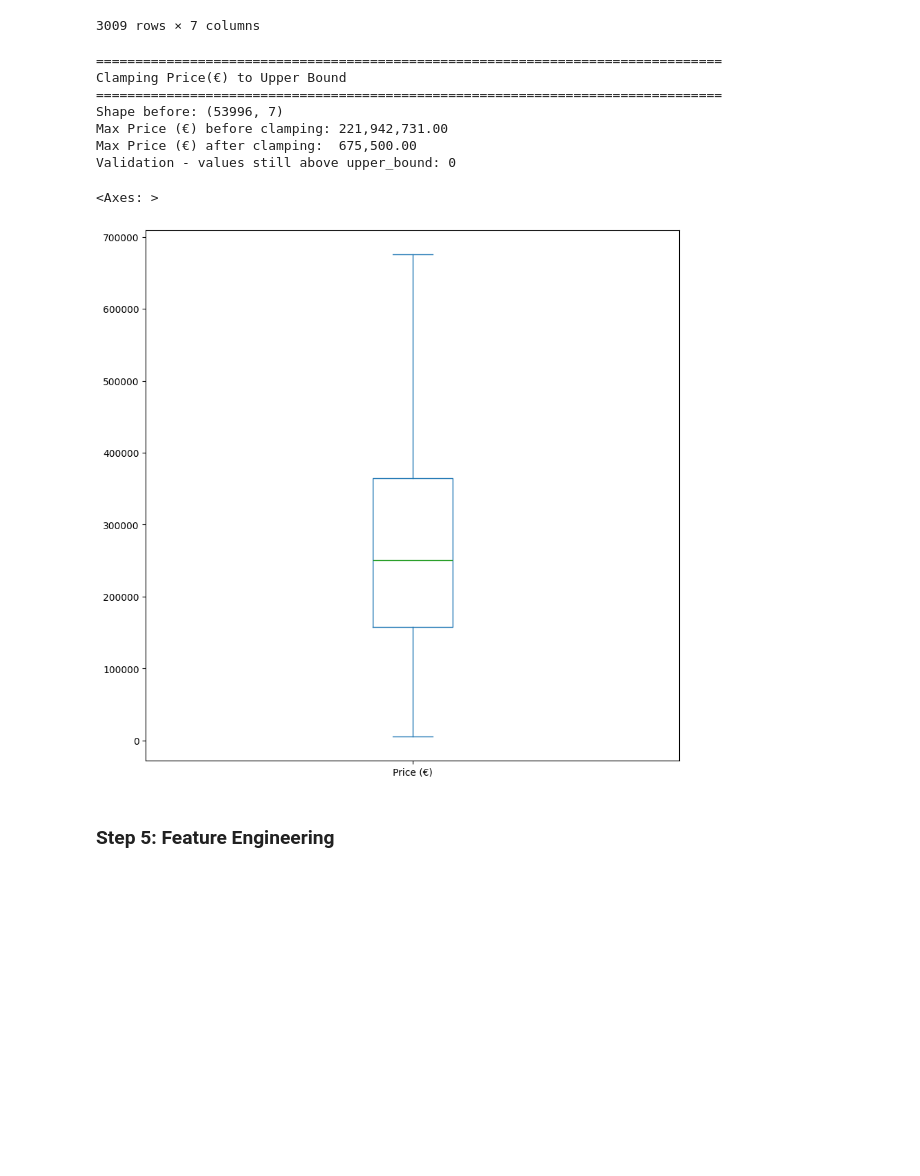
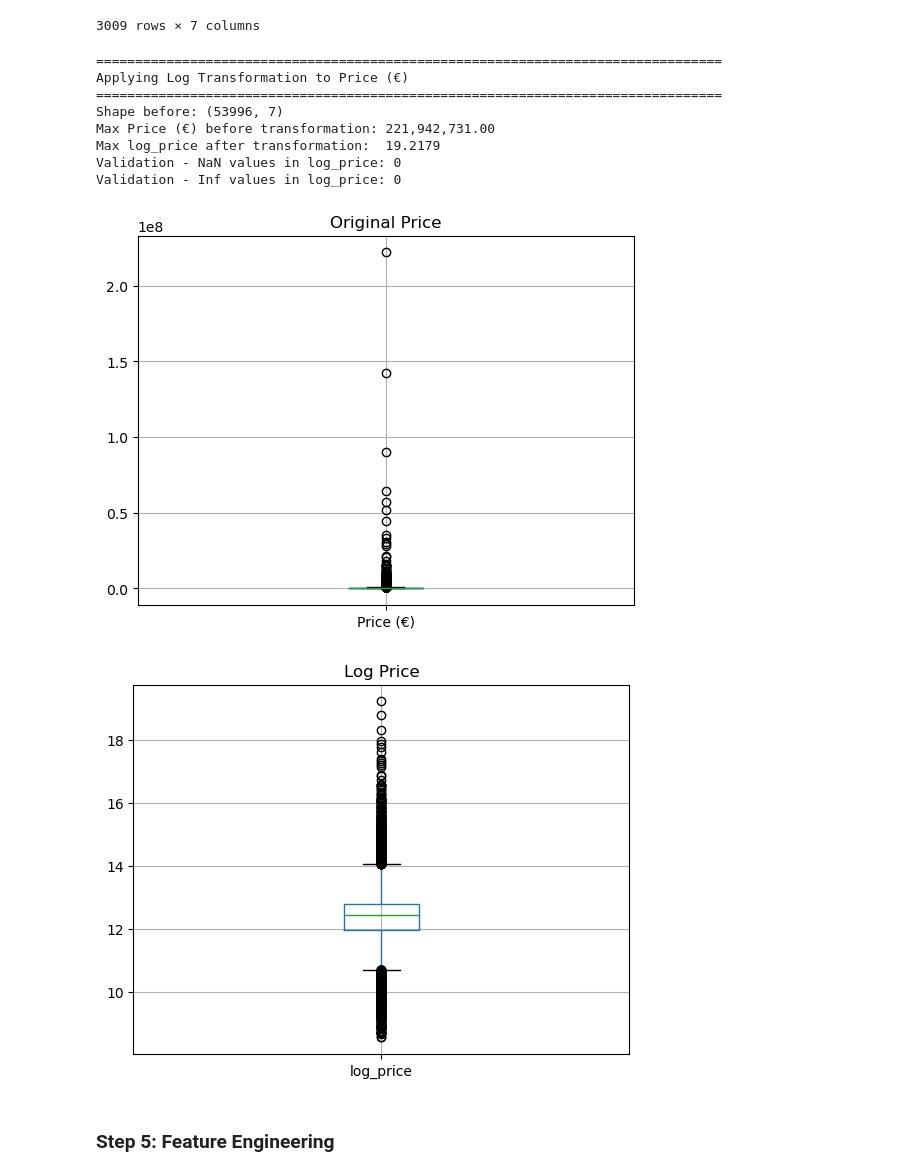
Before and after one commit to wuxiaoli-ucd/Data-Analytics, a Jupyter notebook: DataQualityPlan.ipynb, the cells around one changed output. Drawn from its saved outputs; the diff is of its cells as text; code cells hidden in the pictures; blank space fills up the shorter version.

Commit message:
update DQP, log transformation

```diff
--- a/DataQualityPlan.ipynb
+++ b/DataQualityPlan.ipynb
@@ -324,38 +316,51 @@ Indices of high outliers: [107, 110, 154, 193, 219, 236, 299, 307, 344, 451, 471
 3009 rows × 7 columns
 # %%
 print("\n" + "="*80)
-print("Clamping Price(€) to Upper Bound")
+print("Applying Log Transformation to Price (€)")
 print("="*80)
 
 shape_before = df.shape
 max_before = df["Price (€)"].max()
 
-# clamp
-df.loc[df["Price (€)"] > upper_bound, "Price (€)"] = upper_bound
+# create a new log-transformed feature
+df["log_price"] = np.log1p(df["Price (€)"])
 
-max_after = df["Price (€)"].max()
+max_after = df["log_price"].max()
 
 print(f"Shape before: {shape_before}")
-print(f"Max Price (€) before clamping: {max_before:,.2f}")
-print(f"Max Price (€) after clamping:  {max_after:,.2f}")
+print(f"Max Price (€) before transformation: {max_before:,.2f}")
+print(f"Max log_price after transformation:  {max_after:,.4f}")
 
-# Validation: no values above upper_bound
-remaining = (df["Price (€)"] > upper_bound).sum()
-print(f"Validation - values still above upper_bound: {remaining}")
+# Validation
+nan_count = df["log_price"].isna().sum()
+inf_count = np.isinf(df["log_price"]).sum()
+
+print(f"Validation - NaN values in log_price: {nan_count}")
+print(f"Validation - Inf values in log_price: {inf_count}")
 # %% [output]
 ================================================================================
-Clamping Price(€) to Upper Bound
+Applying Log Transformation to Price (€)
 ================================================================================
 Shape before: (53996, 7)
-Max Price (€) before clamping: 221,942,731.00
-Max Price (€) after clamping:  675,500.00
-Validation - values still above upper_bound: 0
+Max Price (€) before transformation: 221,942,731.00
+Max log_price after transformation:  19.2179
+Validation - NaN values in log_price: 0
+Validation - Inf values in log_price: 0
-# %%
-# Replot the clamped feature
-df['Price (€)'].plot(kind='box', figsize=(10,10))
-# %% [output]
-<Axes: >
-[figure, removed]
+# %%
+#before log
+plt.figure()
+df.boxplot(column="Price (€)")
+plt.title("Original Price")
+plt.show()
+
+# after log
+plt.figure()
+df.boxplot(column="log_price")
+plt.title("Log Price")
+plt.show()
+# %% [output]
+[figure, added]
+[figure, added]
 # %% [markdown]
 ### Step 5: Feature Engineering
 # %% [markdown]
```
Also changed, not shown: parts of 10 cells of this notebook, 1 other file.
